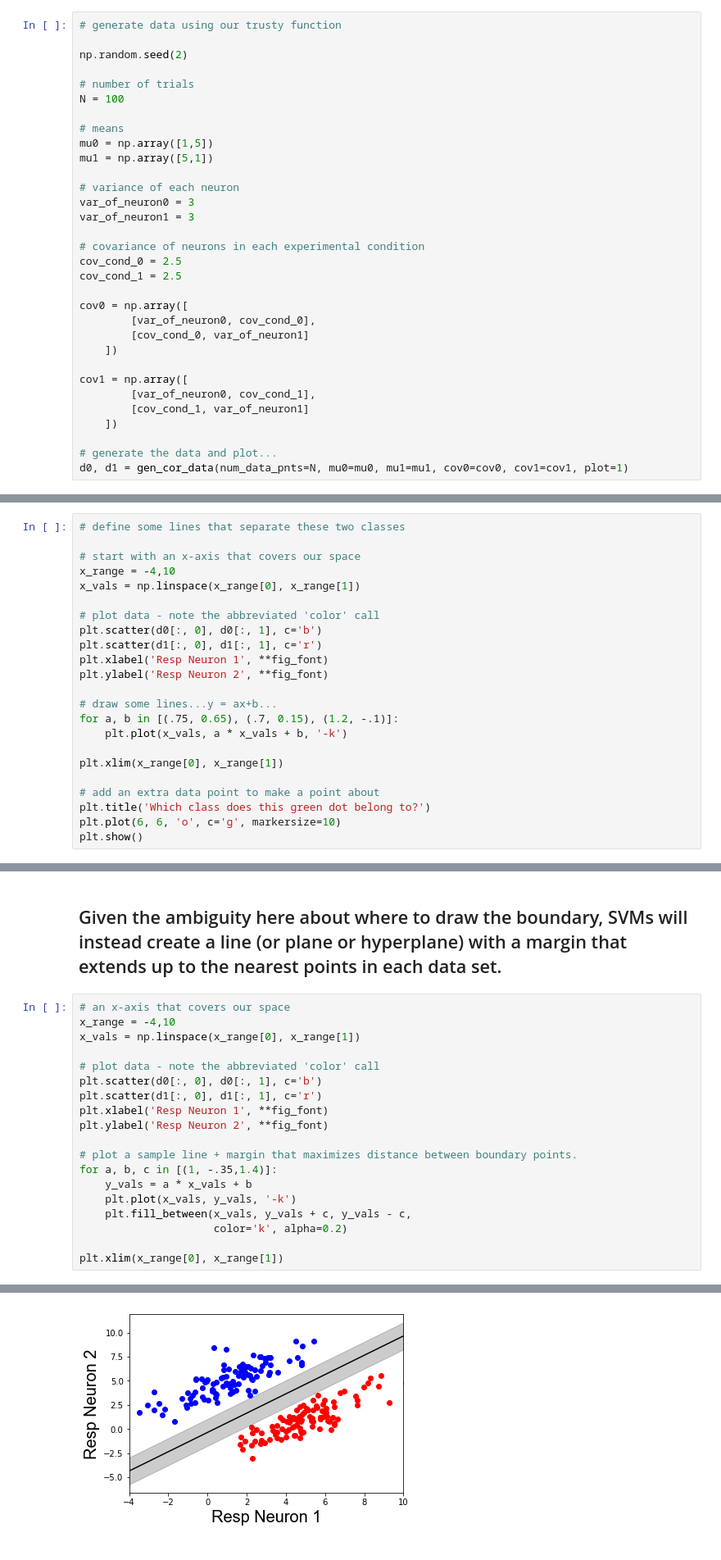
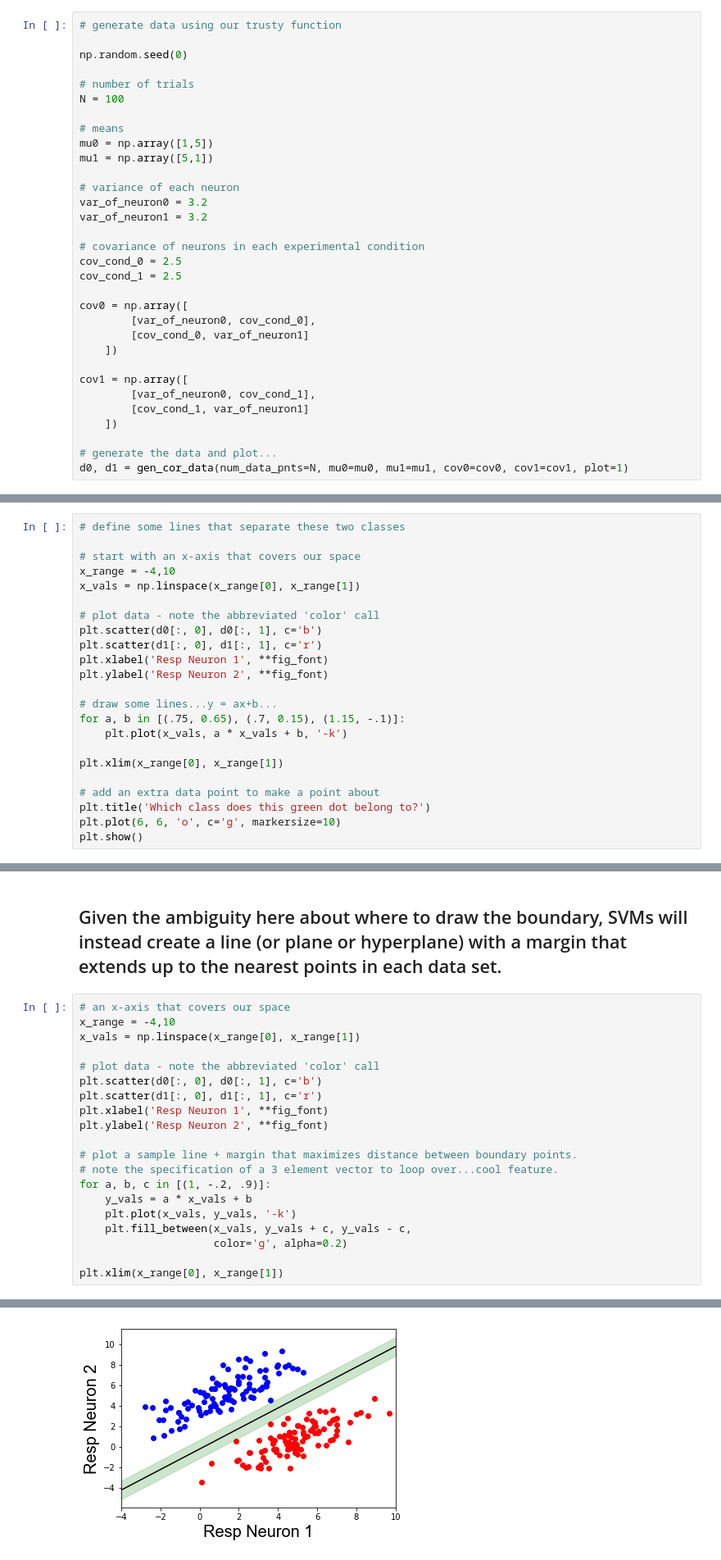
Before and after one commit to TimCSheehan/dev, a Jupyter notebook: Tutorial_041_MachineLearning.ipynb, the cells around one changed output, grey strips where cells are left out. Shown: that part at 82% size. Saved outputs shown, nothing was run; the diff lists cells and outputs as text.

```diff
--- a/Tutorial_041_MachineLearning.ipynb
+++ b/Tutorial_041_MachineLearning.ipynb
@@ -66,7 +70,7 @@ def gen_cor_data(num_data_pnts, mu0, mu1, cov0, cov1, plot):
 # %%
 # generate data using our trusty function
 
-np.random.seed(2)
+np.random.seed(0)
 
 # number of trials
 N = 100
@@ -76,8 +80,8 @@ mu0 = np.array([1,5])
 mu1 = np.array([5,1])
 
 # variance of each neuron
-var_of_neuron0 = 3
-var_of_neuron1 = 3
+var_of_neuron0 = 3.2
+var_of_neuron1 = 3.2
 
 # covariance of neurons in each experimental condition
 cov_cond_0 = 2.5
@@ -118,7 +122,7 @@ plt.xlabel('Resp Neuron 1', **fig_font)
 plt.ylabel('Resp Neuron 2', **fig_font)
 
 # draw some lines...y = ax+b...
-for a, b in [(.75, 0.65), (.7, 0.15), (1.2, -.1)]:
+for a, b in [(.75, 0.65), (.7, 0.15), (1.15, -.1)]:
     plt.plot(x_vals, a * x_vals + b, '-k')
 
 plt.xlim(x_range[0], x_range[1])
@@ -134,23 +138,24 @@ plt.show()
 # %%
 # an x-axis that covers our space
 x_range = -4,10
 x_vals = np.linspace(x_range[0], x_range[1])
 
 # plot data - note the abbreviated 'color' call
 plt.scatter(d0[:, 0], d0[:, 1], c='b')
 plt.scatter(d1[:, 0], d1[:, 1], c='r')
 plt.xlabel('Resp Neuron 1', **fig_font)
 plt.ylabel('Resp Neuron 2', **fig_font)
 
 # plot a sample line + margin that maximizes distance between boundary points.
-for a, b, c in [(1, -.35,1.4)]:
+# note the specification of a 3 element vector to loop over...cool feature.
+for a, b, c in [(1, -.2, .9)]:
     y_vals = a * x_vals + b
     plt.plot(x_vals, y_vals, '-k')
     plt.fill_between(x_vals, y_vals + c, y_vals - c,
-                     color='k', alpha=0.2)
+                     color='g', alpha=0.2)
 
 plt.xlim(x_range[0], x_range[1])
 # %% [output]
 (-4, 10)
-[figure, old version]
+[figure, new version]
 # %% [markdown]
```
Also changed, not shown: parts of 25 cells of this notebook, 1 other file.
